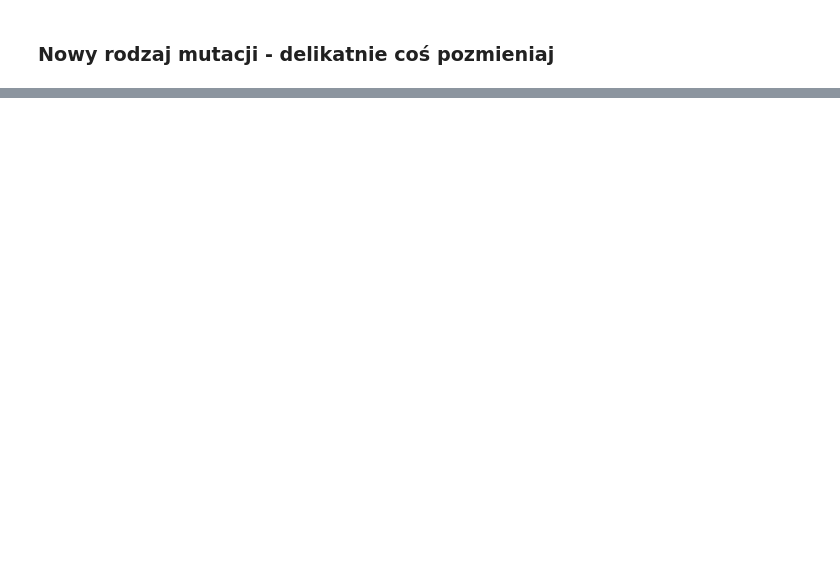
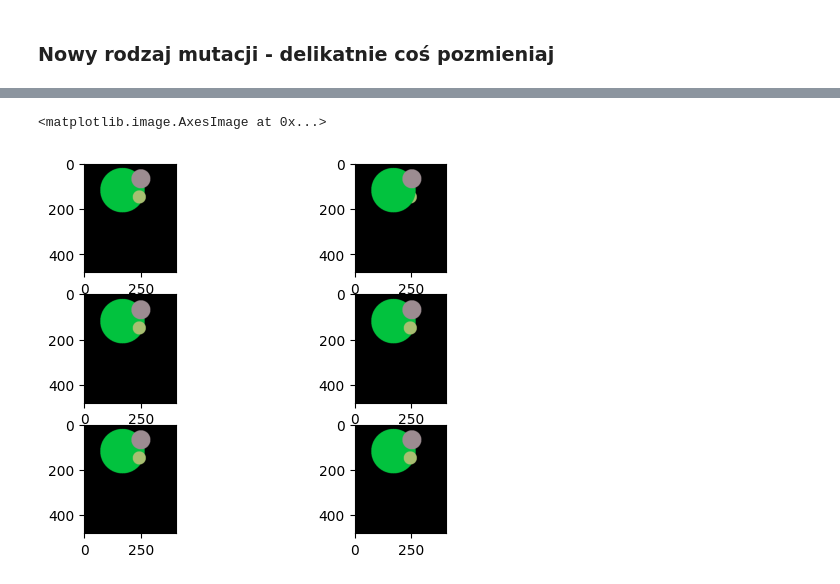
Before and after one commit to michalfica/algorytmy-ewolucyjne---projekt-, a Jupyter notebook: projekt/testing.ipynb, the cells around one changed output, grey strips where cells are left out. Saved outputs shown, nothing was run; the diff lists cells and outputs as text; code cells hidden in the pictures; blank space fills up the shorter version.

```diff
--- a/projekt/testing.ipynb
+++ b/projekt/testing.ipynb
@@ -129,0 +131,38 @@ zmieniam promien o  28
+# %%
+import copy
+
+import individual
+reload(individual)
+from individual import Individual
+import population
+from population import Population
+import splash
+reload(splash)
+from splash import Splash
+
+import utils
+reload(utils)
+from utils import Utils
+
+x = Individual()
+x.generate_random_inidividual()
+
+f, axarr = plt.subplots(3,2)
+axarr[2, 0].imshow(x.convert_to_pixels_array())
+
+pearl_utils = Utils('pics/GirlwithaPearl.jpg')
+
+children = Population()
+for _ in range(4):
+    new_child = copy.deepcopy(x)
+    pearl_utils.mutate_slightly(new_child)
+    children.append(new_child)
+
+axarr[0, 0].imshow(children.population[0].convert_to_pixels_array())
+axarr[0, 1].imshow(children.population[1].convert_to_pixels_array())
+axarr[1, 0].imshow(children.population[2].convert_to_pixels_array())
+axarr[1, 1].imshow(children.population[3].convert_to_pixels_array())
+axarr[2, 1].imshow(x.convert_to_pixels_array())
+# %% [output]
+<matplotlib.image.AxesImage at 0x...>
+[figure, added]
```
Also changed, not shown: parts of 5 cells of this notebook, 5 other files.
